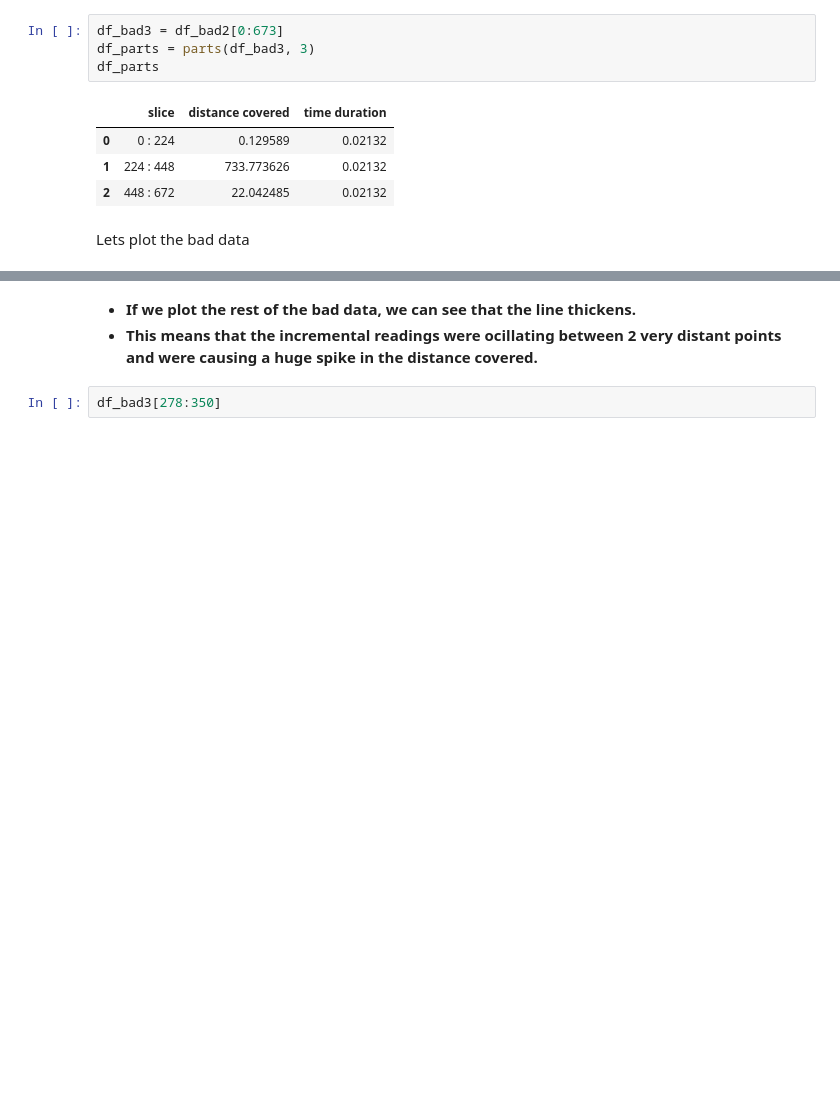
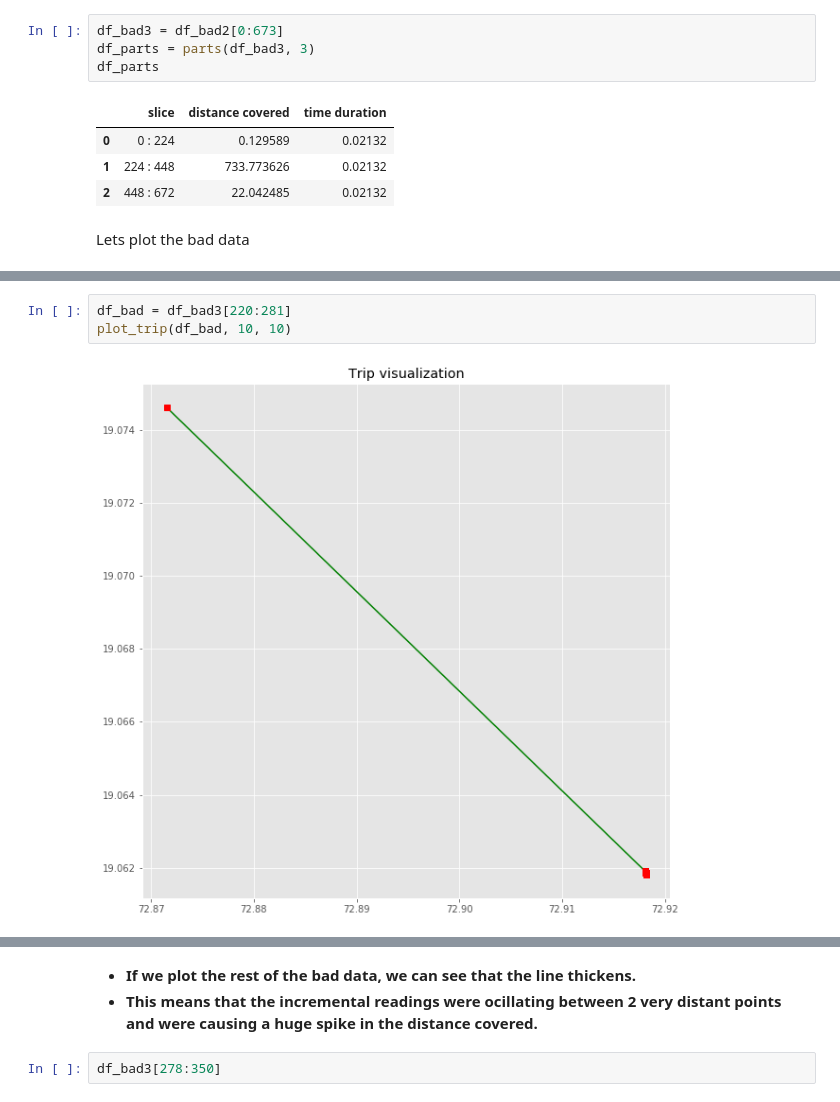
Before and after one commit to anish2197/data-analystics, a Jupyter notebook: Day 8.ipynb, the cells around one changed output, grey strips where cells are left out. Drawn from its saved outputs; the diff is of its cells as text; blank space fills up the shorter version.

```diff
--- a/Day 8.ipynb
+++ b/Day 8.ipynb
@@ -190 +183,6 @@ plt.show()
+# %%
+df_bad = df_bad3[220:281]
+plot_trip(df_bad, 10, 10)
+# %% [output]
+[figure, added]
 # %% [markdown]
```
Also changed, not shown: parts of 12 cells of this notebook, 1 other file.
